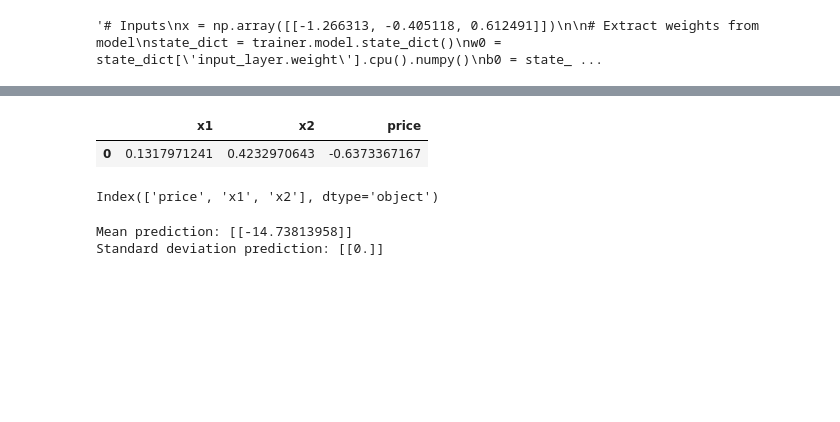
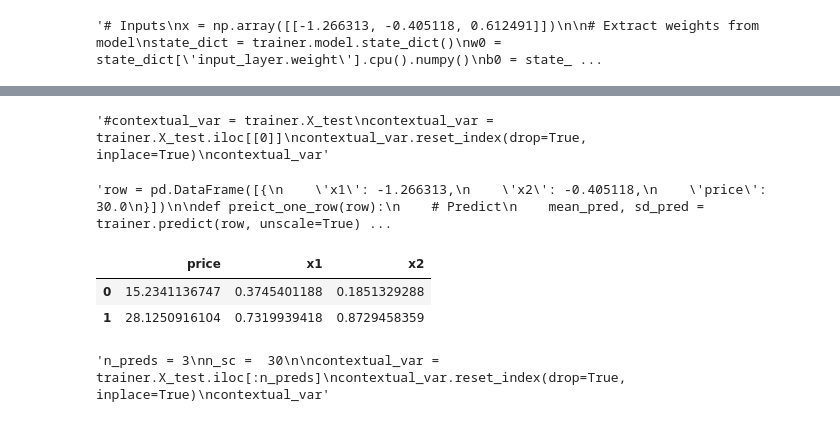
Before and after one commit to DanielLosada/DynamicPricing, a Jupyter notebook: MyImplementation/opt.ipynb, the cells around one changed output, grey strips where cells are left out. Saved outputs shown, nothing was run; the diff lists cells and outputs as text; code cells hidden in the pictures; blank space fills up the shorter version.

```diff
--- a/MyImplementation/opt.ipynb
+++ b/MyImplementation/opt.ipynb
@@ -66,12 +66,10 @@ config = {
     'wd': 0,
     'batchsize': 64,
     'iters': 5000,
-    'patience': 1000
+    'patience': 500
 }
 
-n_preds = 1
-
-trainer = Trainer(X, y, config, n_preds=n_preds, device=device)
+trainer = Trainer(X, y, config, device=device)
 
 if LOAD_CASE_STUDY:
     trainer.set_data_partitions(X_train=X[(~X.index.isin(val_ind)) & (~X.index.isin(test_ind))], y_train=y[(~y.index.isin(val_ind)) & (~y.index.isin(test_ind))], X_val=X[X.index.isin(val_ind)], y_val=y[y.index.isin(val_ind)], X_test=X[X.index.isin(test_ind)], y_test=y[y.index.isin(test_ind)])
@@ -185,19 +183,14 @@ cons
 52 rows × 53 columns
 # %%
-n_sc =  30
-#contextual_var = trainer.X_test
+
+'''#contextual_var = trainer.X_test
 contextual_var = trainer.X_test.iloc[[0]]
 contextual_var.reset_index(drop=True, inplace=True)
-contextual_var
+contextual_var'''
 # %% [output]
-|  | x1 | x2 | price |
-| 0 | 0.1317971241 | 0.4232970643 | -0.6373367167 |
+'#contextual_var = trainer.X_test\ncontextual_var = trainer.X_test.iloc[[0]]\ncontextual_var.reset_index(drop=True, inplace=True)\ncontextual_var'
-# %%
-contextual_var.columns.sort_values()
-# %% [output]
-Index(['price', 'x1', 'x2'], dtype='object')
 # %%
-row = pd.DataFrame([{
+'''row = pd.DataFrame([{
     'x1': -1.266313,
     'x2': -0.405118,
     'price': 30.0
@@ -209,8 +202,7 @@ def preict_one_row(row):
     print("Mean prediction:", mean_pred)
     print("Standard deviation prediction:", sd_pred)
 
-preict_one_row(row)
+preict_one_row(row)'''
 # %% [output]
-Mean prediction: [[-14.73813958]]
-Standard deviation prediction: [[0.]]
+'row = pd.DataFrame([{\n    \'x1\': -1.266313,\n    \'x2\': -0.405118,\n    \'price\': 30.0\n}])\n\ndef preict_one_row(row):\n    # Predict\n    mean_pred, sd_pred = trainer.predict(row, unscale=True) ...
 # %%
@@ -260,2 +255,21 @@ model.min_price_expression = pyo.Constraint(model.N, rule=min_price_expression)
+# %%
+n_preds = 2
+n_sc =  30
+
+contextual_var = trainer.X[trainer.X.index.isin(trainer.test_indices)]
+contextual_var = contextual_var.iloc[:n_preds]
+contextual_var.reset_index(drop=True, inplace=True)
+contextual_var
+# %% [output]
+|  | price | x1 | x2 |
+| 0 | 15.2341136747 | 0.3745401188 | 0.1851329288 |
+| 1 | 28.1250916104 | 0.7319939418 | 0.8729458359 |
 # %%
-const_embed(model=trainer, opt_model=model, constaints=cons, outcome='demand', n_scenarios=n_sc)
+'''n_preds = 3
+n_sc =  30
+
+contextual_var = trainer.X_test.iloc[:n_preds]
+contextual_var.reset_index(drop=True, inplace=True)
+contextual_var'''
+# %% [output]
+'n_preds = 3\nn_sc =  30\n\ncontextual_var = trainer.X_test.iloc[:n_preds]\ncontextual_var.reset_index(drop=True, inplace=True)\ncontextual_var'
```
Also changed, not shown: parts of 19 cells of this notebook.
